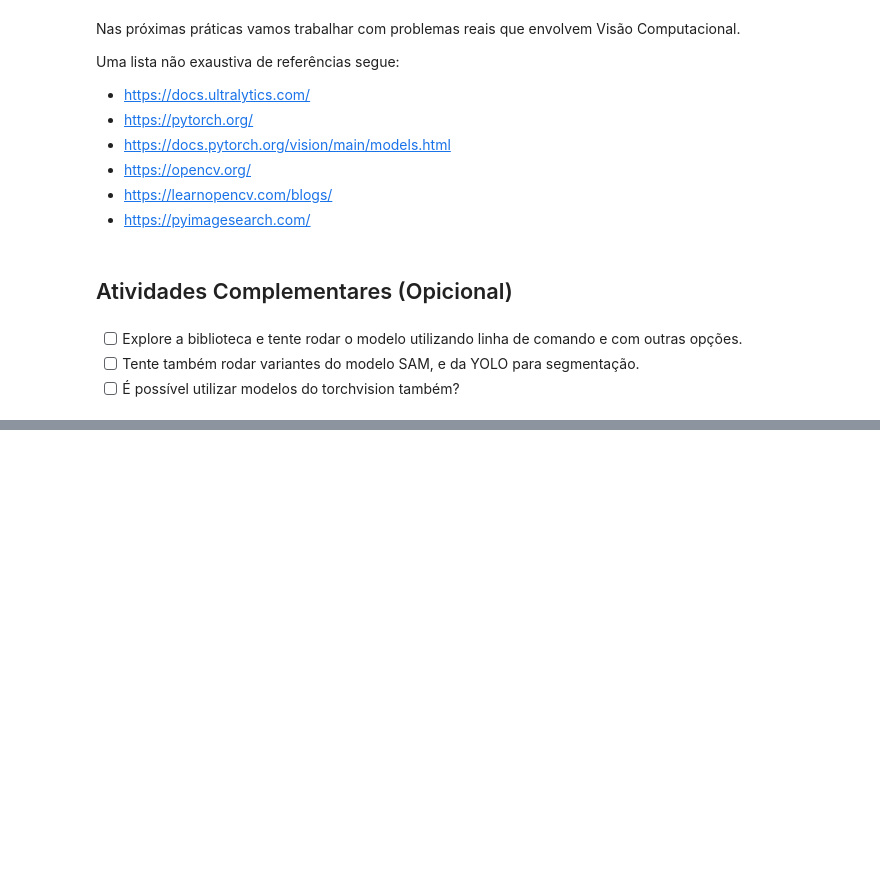
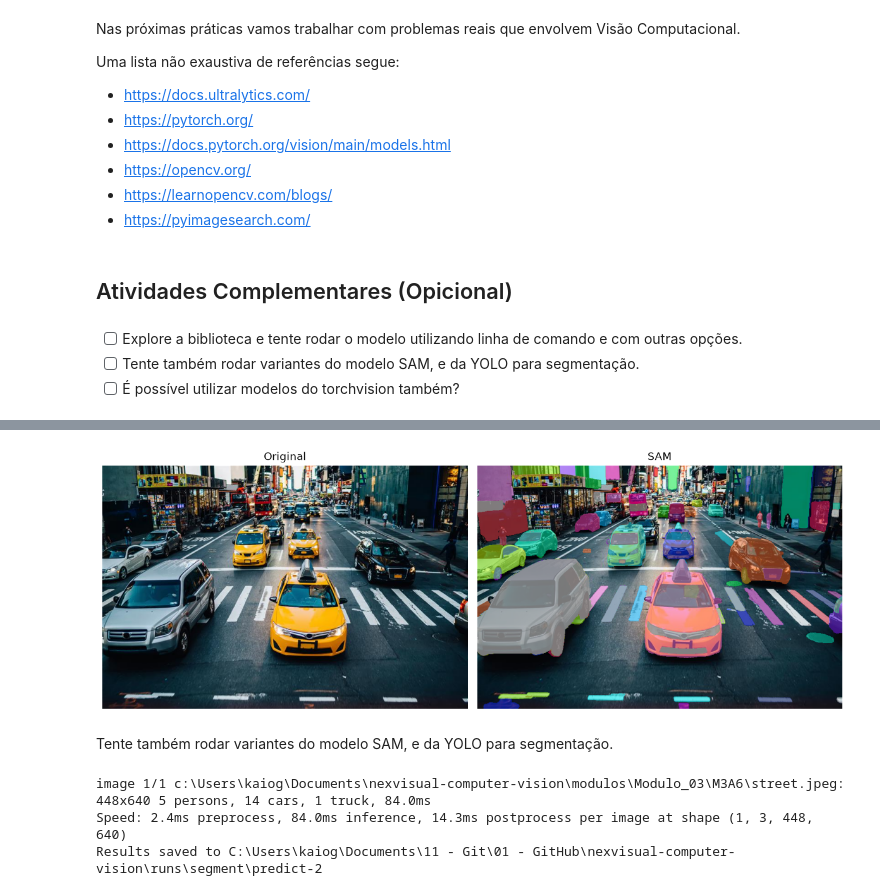
Before and after one commit to kaiogama18/nexvisual-computer-vision, a Jupyter notebook: modulos/Modulo_03/M3A6/VC_M3A6 - Segmentação semântica.ipynb, the cells around one changed output, grey strips where cells are left out. Cells and saved outputs as stored; diff of their text form; code cells hidden in the pictures; blank space fills up the shorter version.

Commit message:
[add] - Modulo 3

```diff
--- a/modulos/Modulo_03/M3A6/VC_M3A6 - Segmentação semântica.ipynb
+++ b/modulos/Modulo_03/M3A6/VC_M3A6 - Segmentação semântica.ipynb
@@ -100,0 +102,7 @@ Uma lista não exaustiva de referências segue:
+# %%
+results = model.predict(
+    source="street.jpeg",
+    save=True,          # salva automaticamente
+    boxes=False,        # não desenha caixas
+    imgsz=1024          # opcional
+)
@@ -100,0 +115,33 @@ Uma lista não exaustiva de referências segue:
+# %%
+image = cv2.imread("street.jpeg")
+result_image = results[0].plot(boxes=False)
+
+fig, axes = plt.subplots(1, 2, figsize=(12,6))
+
+axes[0].imshow(cv2.cvtColor(image, cv2.COLOR_BGR2RGB))
+axes[0].set_title("Original")
+axes[0].axis("off")
+
+axes[1].imshow(cv2.cvtColor(result_image, cv2.COLOR_BGR2RGB))
+axes[1].set_title("SAM")
+axes[1].axis("off")
+
+plt.tight_layout()
+plt.show()
+# %% [output]
+[figure, added]
+# %% [markdown]
+Tente também rodar variantes do modelo SAM, e da YOLO para segmentação.
+# %%
+from ultralytics import YOLO
+
+model = YOLO("yolo11n-seg.pt")
+
+results = model.predict(
+    source="street.jpeg",
+    save=True
+)
+# %% [output]
+image 1/1 c:\Users\kaiog\Documents\nexvisual-computer-vision\modulos\Modulo_03\M3A6\street.jpeg: 448x640 5 persons, 14 cars, 1 truck, 84.0ms
+Speed: 2.4ms preprocess, 84.0ms inference, 14.3ms postprocess per image at shape (1, 3, 448, 640)
+Results saved to C:\Users\kaiog\Documents\11 - Git\01 - GitHub\nexvisual-computer-vision\runs\segment\predict-2
```
Also changed, not shown: parts of 16 cells of this notebook, 4 other files.
